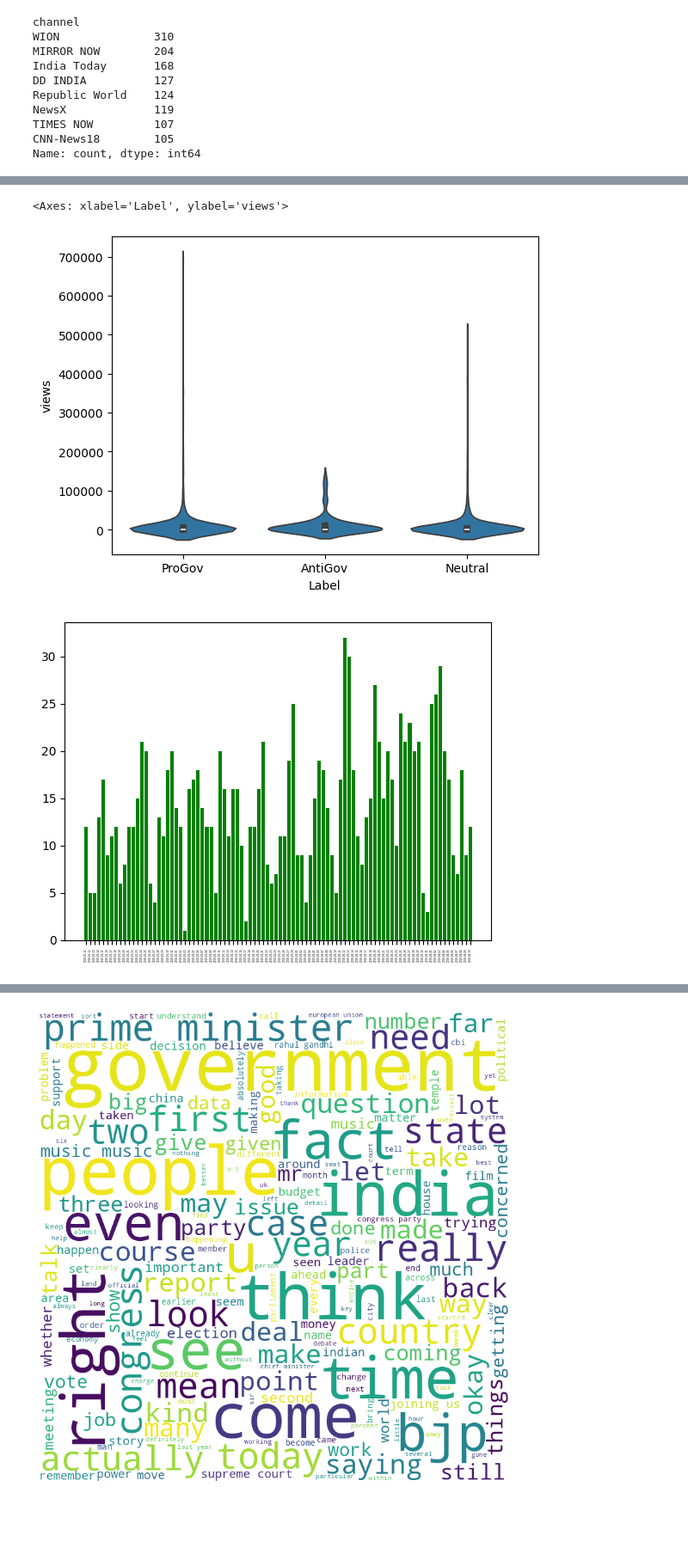
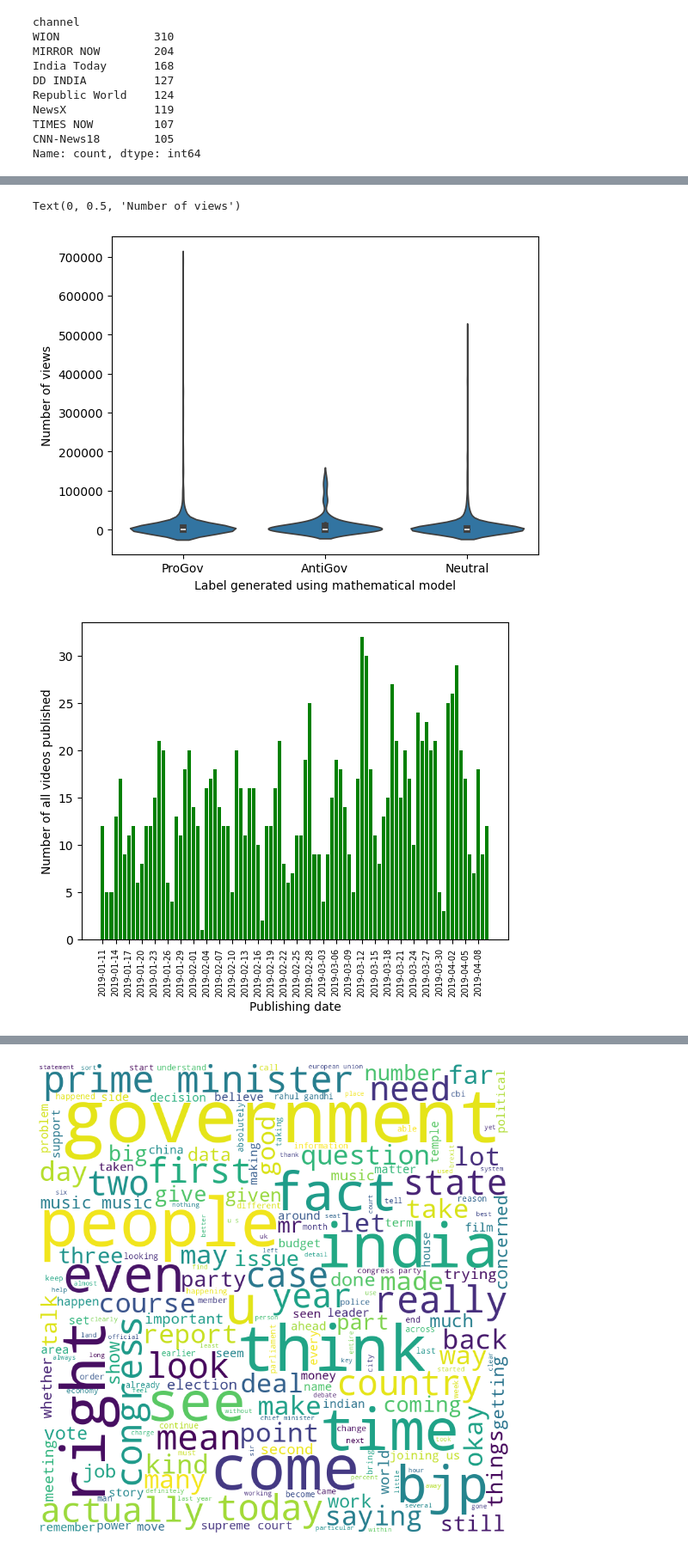
Before and after one commit to Saransh-cpp/polarising-content-on-indian-youtube-near-elections, a Jupyter notebook: analysis_ge.ipynb, the cells around one changed output, grey strips where cells are left out. Shown at 86% size. Cells and saved outputs as stored; diff of their text form; code cells hidden in the pictures; blank space fills up the shorter version.

```diff
--- a/analysis_ge.ipynb
+++ b/analysis_ge.ipynb
@@ -111,8 +133,10 @@ sns.violinplot(x="Label", y="comments", data=df)
 # %%
 sns.violinplot(x="Label", y="views", data=df)
+plt.xlabel("Label generated using mathematical model")
+plt.ylabel("Number of views")
 # %% [output]
-<Axes: xlabel='Label', ylabel='views'>
+Text(0, 0.5, 'Number of views')
-[figure, old version]
+[figure, new version]
 # %%
 x = [dt.datetime.strptime(d.split("T")[0],'%Y-%m-%d').date() for d in df["published_at"]]
 vid_freq = {}
@@ -124,10 +148,13 @@ for _, row in df.iterrows():
 # %%
 ordered = OrderedDict(sorted(vid_freq.items(), key=lambda t: t[0]))
 # %%
-plt.xticks(rotation=90, fontsize=2)
+plt.xticks(rotation=90, fontsize=7)
 plt.bar(ordered.keys(), ordered.values(), color='g');
+plt.xlabel("Publishing date")
+plt.ylabel("Number of all videos published")
+plt.xticks(list(ordered.keys())[::3]);
 # %% [output]
-[figure, old version]
+[figure, new version]
 # %%
 x = [dt.datetime.strptime(d.split("T")[0],'%Y-%m-%d').date() for d in df[df["Label"] == "Neutral"]["published_at"]]
 vid_freq_neutral = {}
```
Also changed, not shown: parts of 10 cells of this notebook, 9 other files.
